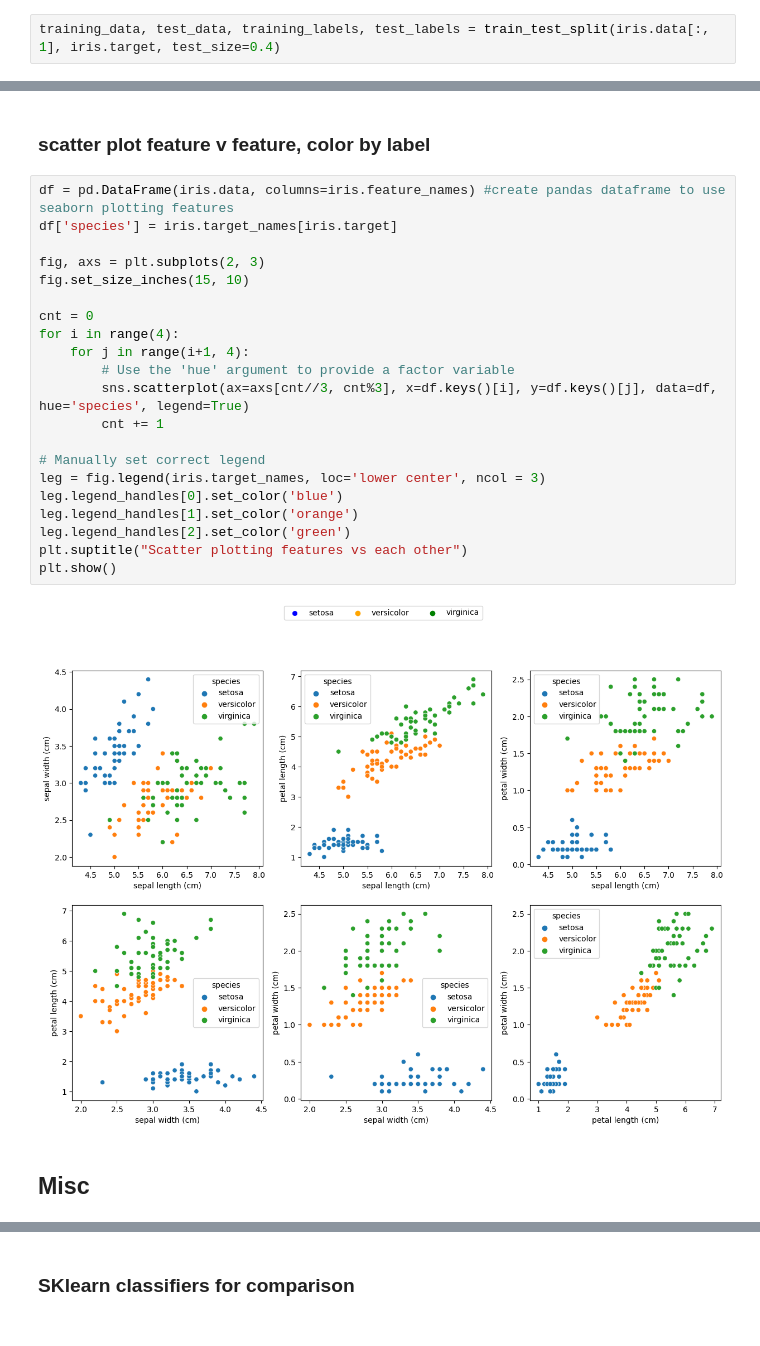
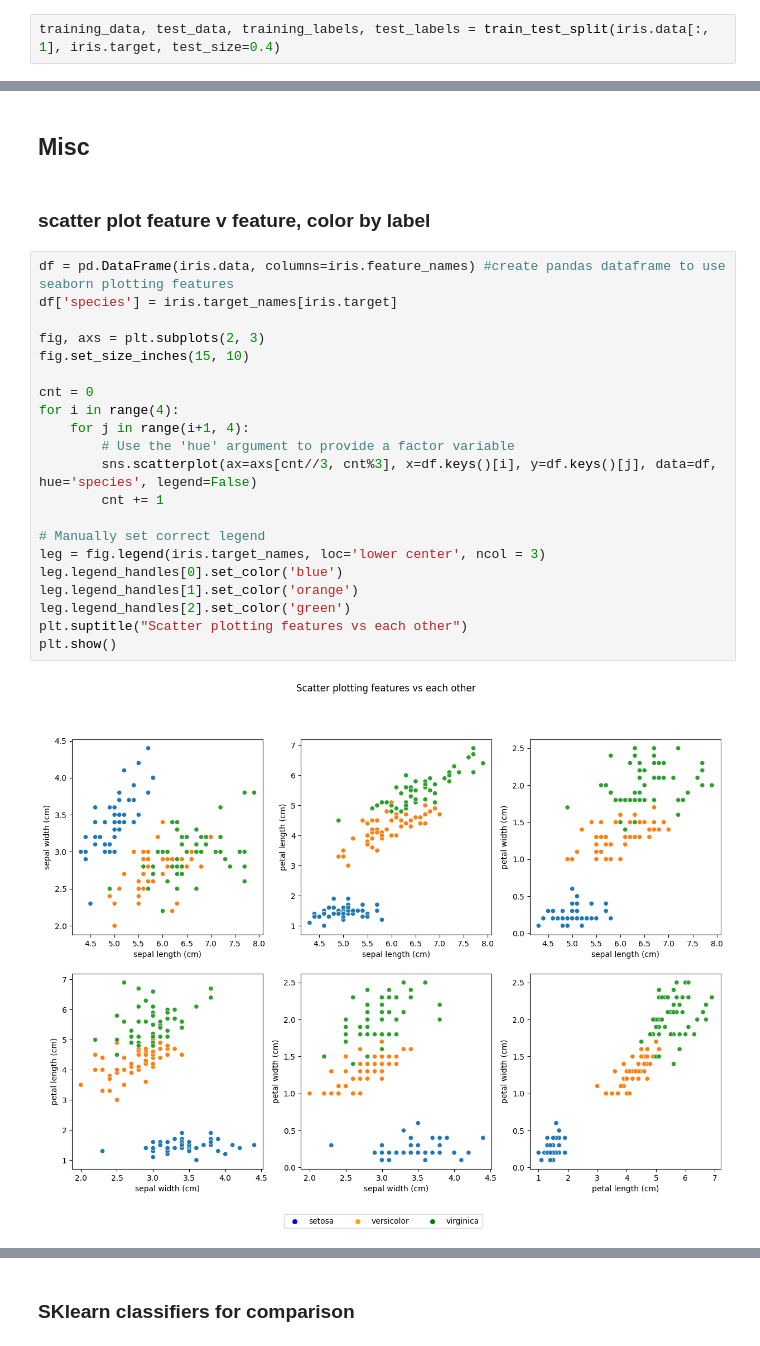
Before and after one commit to jonkor29/TTT4275-classification-project, a Jupyter notebook: iris.ipynb, the cells around one changed output, grey strips where cells are left out. Saved outputs shown, nothing was run; the diff lists cells and outputs as text.

```diff
--- a/iris.ipynb
+++ b/iris.ipynb
@@ -369,27 +369,27 @@ Fitting converged after 5152 iterations.
+# %% [markdown]
+## Misc
 # %% [markdown]
 ### scatter plot feature v feature, color by label
 # %%
 df = pd.DataFrame(iris.data, columns=iris.feature_names) #create pandas dataframe to use seaborn plotting features
 df['species'] = iris.target_names[iris.target]
 
 fig, axs = plt.subplots(2, 3)
 fig.set_size_inches(15, 10)
 
 cnt = 0
 for i in range(4):
     for j in range(i+1, 4):
         # Use the 'hue' argument to provide a factor variable
-        sns.scatterplot(ax=axs[cnt//3, cnt%3], x=df.keys()[i], y=df.keys()[j], data=df, hue='species', legend=True)
+        sns.scatterplot(ax=axs[cnt//3, cnt%3], x=df.keys()[i], y=df.keys()[j], data=df, hue='species', legend=False)
         cnt += 1
 
 # Manually set correct legend
 leg = fig.legend(iris.target_names, loc='lower center', ncol = 3)
 leg.legend_handles[0].set_color('blue')
 leg.legend_handles[1].set_color('orange')
 leg.legend_handles[2].set_color('green')
 plt.suptitle("Scatter plotting features vs each other")
 plt.show()
 # %% [output]
-[figure, old version]
+[figure, new version]
-# %% [markdown]
-## Misc
```
Also changed, not shown: parts of 10 cells of this notebook, 7 other files.
